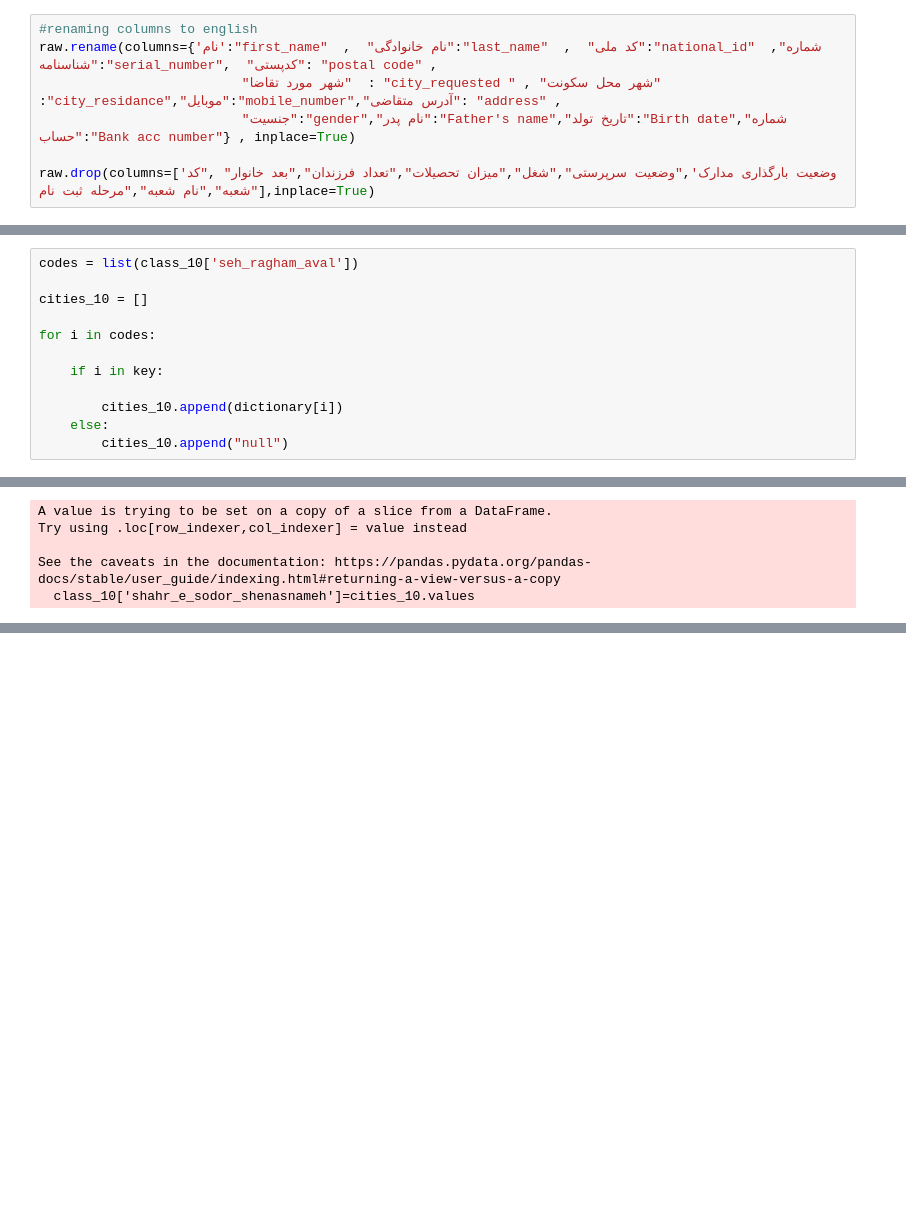
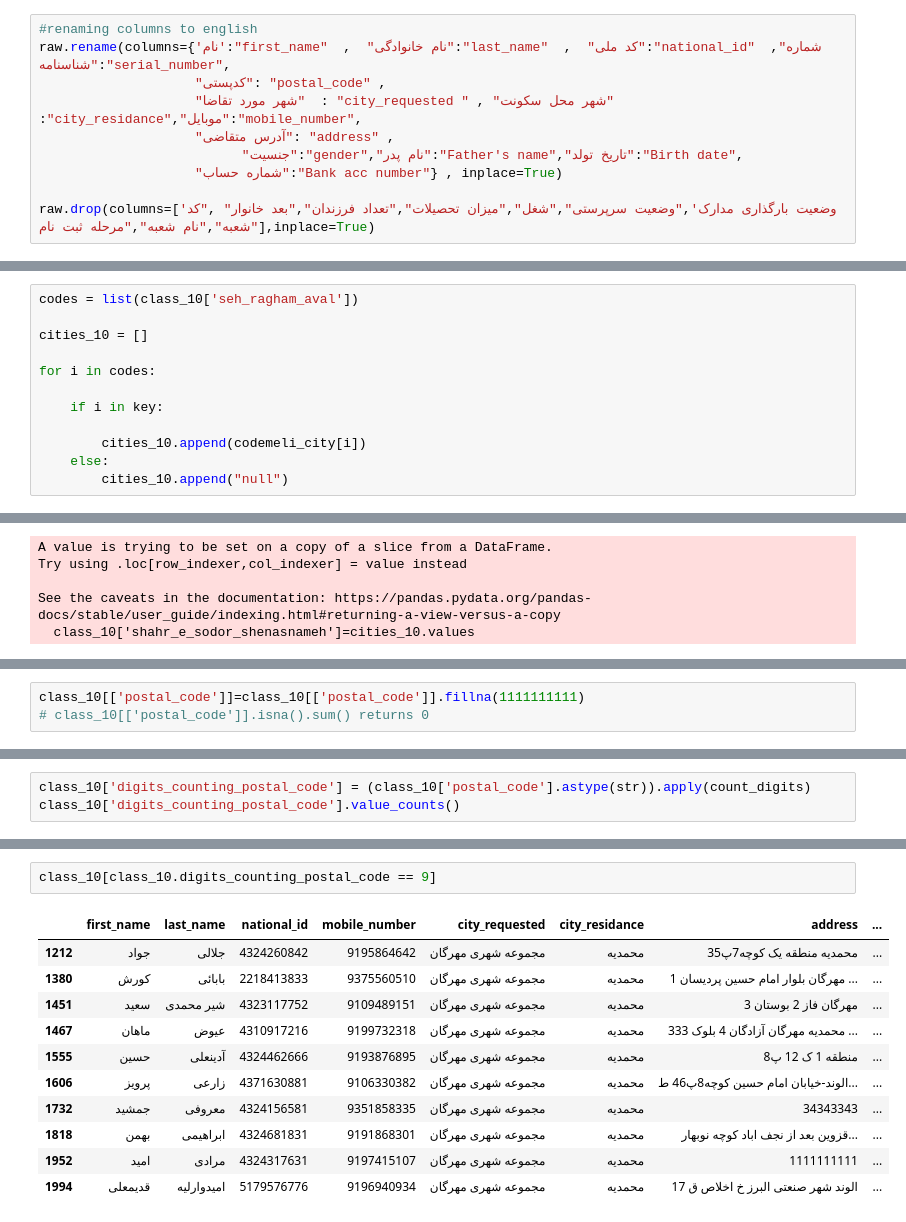
Before and after one commit to mmortazavi/ml_demystified, a Jupyter notebook: projects/gis/preoroccessing_neginnezamloo.ipynb, the cells around one changed output, grey strips where cells are left out. Saved outputs shown, nothing was run; the diff lists cells and outputs as text; blank space fills up the shorter version.

```diff
--- a/projects/gis/preoroccessing_neginnezamloo.ipynb
+++ b/projects/gis/preoroccessing_neginnezamloo.ipynb
@@ -62,8 +68,11 @@ for col in raw.columns:
 # شماره حساب
 # %%
 #renaming columns to english
-raw.rename(columns={'نام':"first_name"  ,  "نام خانوادگی":"last_name"  ,  "کد ملی":"national_id"  ,"شماره شناسنامه":"serial_number",  "کدپستی": "postal code" ,
-                          "شهر مورد تقاضا"  : "city_requested " , "شهر محل سکونت" :"city_residance","موبایل":"mobile_number","آدرس متقاضی": "address" ,
-                          "جنسیت":"gender","نام پدر":"Father's name","تاریخ تولد":"Birth date","شماره حساب":"Bank acc number"} , inplace=True)
+raw.rename(columns={'نام':"first_name"  ,  "نام خانوادگی":"last_name"  ,  "کد ملی":"national_id"  ,"شماره شناسنامه":"serial_number",
+                    "کدپستی": "postal_code" ,
+                    "شهر مورد تقاضا"  : "city_requested " , "شهر محل سکونت" :"city_residance","موبایل":"mobile_number",
+                    "آدرس متقاضی": "address" ,
+                          "جنسیت":"gender","نام پدر":"Father's name","تاریخ تولد":"Birth date",
+                    "شماره حساب":"Bank acc number"} , inplace=True)
 
 raw.drop(columns=['وضعیت بارگذاری مدارک',"وضعیت سرپرستی","شغل","میزان تحصیلات","تعداد فرزندان","بعد خانوار" ,"کد شعبه","نام شعبه","مرحله ثبت نام"],inplace=True)
@@ -202,7 +238,7 @@ for i in codes:
 
     if i in key:
 
-        cities_10.append(dictionary[i])
+        cities_10.append(codemeli_city[i])
     else:
         cities_10.append("null")
 # %%
@@ -216,0 +304,3 @@ See the caveats in the documentation: https://pandas.pydata.org/pandas-docs/stab
+# %%
+class_10[['postal_code']]=class_10[['postal_code']].fillna(1111111111)
+# class_10[['postal_code']].isna().sum() returns 0
@@ -216,0 +331,3 @@ See the caveats in the documentation: https://pandas.pydata.org/pandas-docs/stab
+# %%
+class_10['digits_counting_postal_code'] = (class_10['postal_code'].astype(str)).apply(count_digits)
+class_10['digits_counting_postal_code'].value_counts()
@@ -216,0 +377,14 @@ See the caveats in the documentation: https://pandas.pydata.org/pandas-docs/stab
+# %%
+class_10[class_10.digits_counting_postal_code == 9]
+# %% [output]
+|  | first_name | last_name | national_id | mobile_number | city_requested | city_residance | address | ... |
+| 1212 | جواد | جلالی | 4324260842 | 9195864642 | مجموعه شهری مهرگان | محمدیه | محمدیه منطقه یک کوچه7پ35 | ... |
+| 1380 | کورش | بابائی | 2218413833 | 9375560510 | مجموعه شهری مهرگان | محمدیه | مهرگان بلوار امام حسین پردیسان 1 ... | ... |
+| 1451 | سعید | شیر محمدی | 4323117752 | 9109489151 | مجموعه شهری مهرگان | محمدیه | مهرگان فاز 2 بوستان 3 | ... |
+| 1467 | ماهان | عیوض | 4310917216 | 9199732318 | مجموعه شهری مهرگان | محمدیه | محمدیه مهرگان آزادگان 4 بلوک 333 ... | ... |
+| 1555 | حسین | آدینعلی | 4324462666 | 9193876895 | مجموعه شهری مهرگان | محمدیه | منطقه 1 ک 12 پ8 | ... |
+| 1606 | پرویز | زارعی | 4371630881 | 9106330382 | مجموعه شهری مهرگان | محمدیه | الوند-خیابان امام حسین کوچه8پ46 ط... | ... |
+| 1732 | جمشید | معروفی | 4324156581 | 9351858335 | مجموعه شهری مهرگان | محمدیه | 34343343 | ... |
+| 1818 | بهمن | ابراهیمی | 4324681831 | 9191868301 | مجموعه شهری مهرگان | محمدیه | قزوین بعد از نجف اباد کوچه نوبهار... | ... |
+| 1952 | امید | مرادی | 4324317631 | 9197415107 | مجموعه شهری مهرگان | محمدیه | 1111111111 | ... |
+| 1994 | قدیمعلی | امیدوارلیه | 5179576776 | 9196940934 | مجموعه شهری مهرگان | محمدیه | الوند شهر صنعتی البرز خ اخلاص ق 17 | ... |
```
Also changed, not shown: parts of 45 cells of this notebook.
